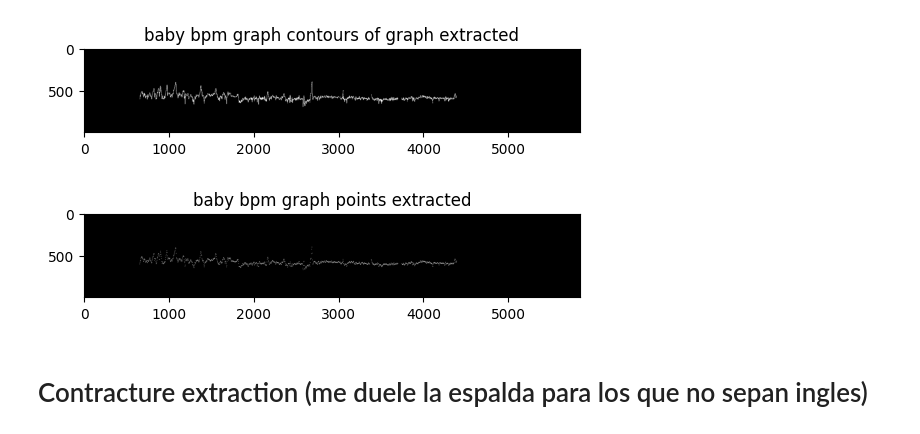
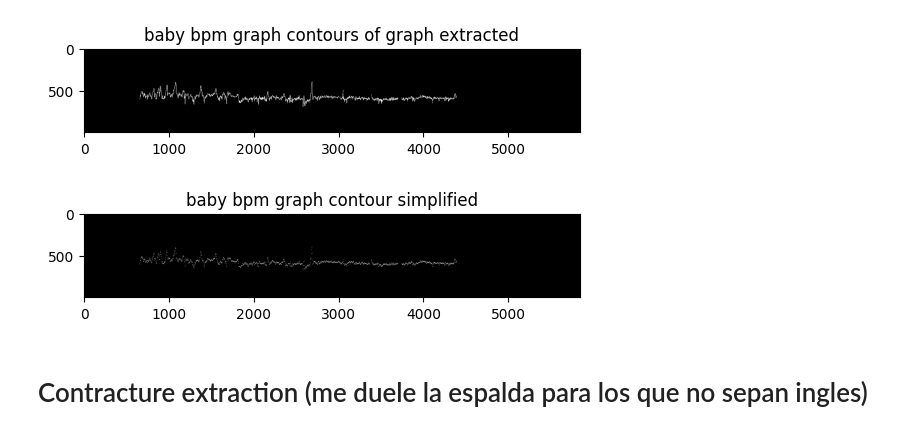
Before and after one commit to bayonapro/bitsxlamarato-2023, a Jupyter notebook: get_data.ipynb, the cells around one changed output. Drawn from its saved outputs; the diff is of its cells as text; code cells hidden in the pictures.

Commit message:
imaged added

```diff
--- a/get_data.ipynb
+++ b/get_data.ipynb
@@ -137,11 +137,11 @@ baby_data_points = get_white_contour_points(baby_contour, 'holabebe.csv')
 # %%
 black = np.uint8(np.zeros(baby_contour.shape[:2]))
 for x, y in baby_data_points:
     black[y, x] = 255
 black = cv.dilate(black, cv.getStructuringElement(cv.MORPH_ELLIPSE, (5, 5)))
-imshow(black, 'baby bpm graph points extracted')
+imshow(black, 'baby bpm graph contour simplified')
 # %% [output]
-[figure, old version]
+[figure, new version]
 # %% [markdown]
 # Contracture extraction (me duele la espalda para los que no sepan ingles)
 # %%
```
Also changed, not shown: 9 other files.
